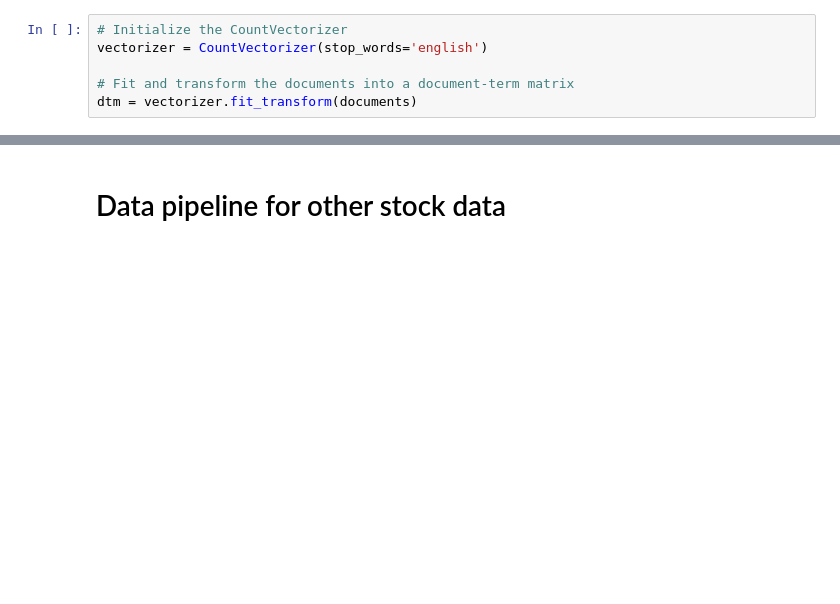
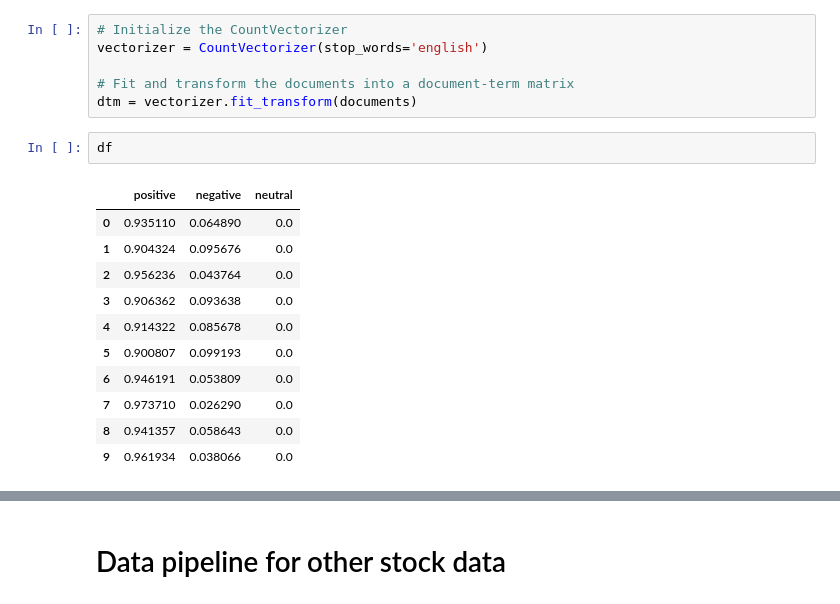
Before and after one commit to OzodbekOzodov/stock-market-and-speeches, a Jupyter notebook: 2_preprocessing_pipelines.ipynb, the cells around one changed output, grey strips where cells are left out. Saved outputs shown, nothing was run; the diff lists cells and outputs as text; blank space fills up the shorter version.

```diff
--- a/2_preprocessing_pipelines.ipynb
+++ b/2_preprocessing_pipelines.ipynb
@@ -383,6 +373,20 @@ vectorizer = CountVectorizer(stop_words='english')
 
 # Fit and transform the documents into a document-term matrix
 dtm = vectorizer.fit_transform(documents)
+# %%
+df
+# %% [output]
+|  | positive | negative | neutral |
+| 0 | 0.935110 | 0.064890 | 0.0 |
+| 1 | 0.904324 | 0.095676 | 0.0 |
+| 2 | 0.956236 | 0.043764 | 0.0 |
+| 3 | 0.906362 | 0.093638 | 0.0 |
+| 4 | 0.914322 | 0.085678 | 0.0 |
+| 5 | 0.900807 | 0.099193 | 0.0 |
+| 6 | 0.946191 | 0.053809 | 0.0 |
+| 7 | 0.973710 | 0.026290 | 0.0 |
+| 8 | 0.941357 | 0.058643 | 0.0 |
+| 9 | 0.961934 | 0.038066 | 0.0 |
 # %%
 from sklearn.decomposition import TruncatedSVD
 from sklearn.feature_extraction.text import TfidfVectorizer
```
Also changed, not shown: parts of 21 cells of this notebook, 2 other files.
